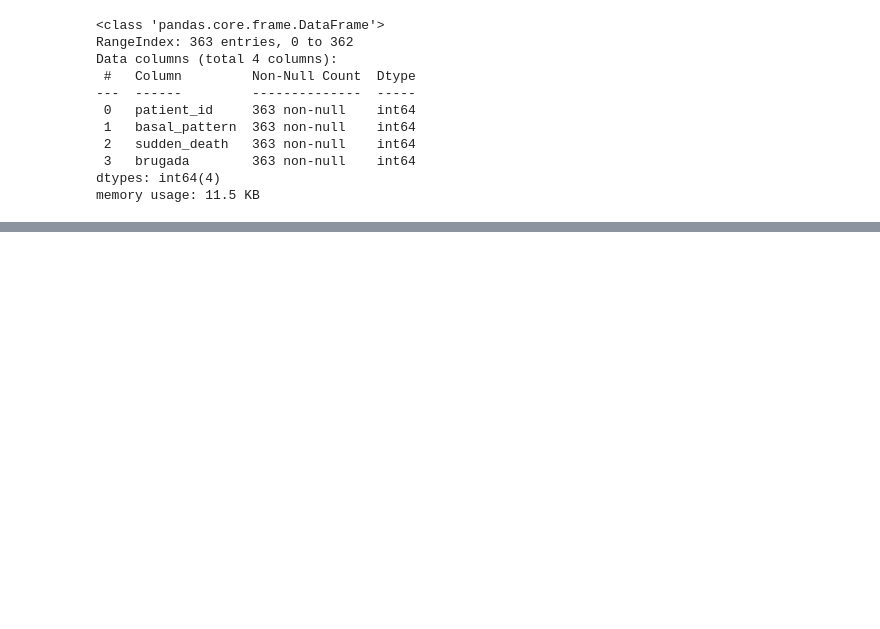
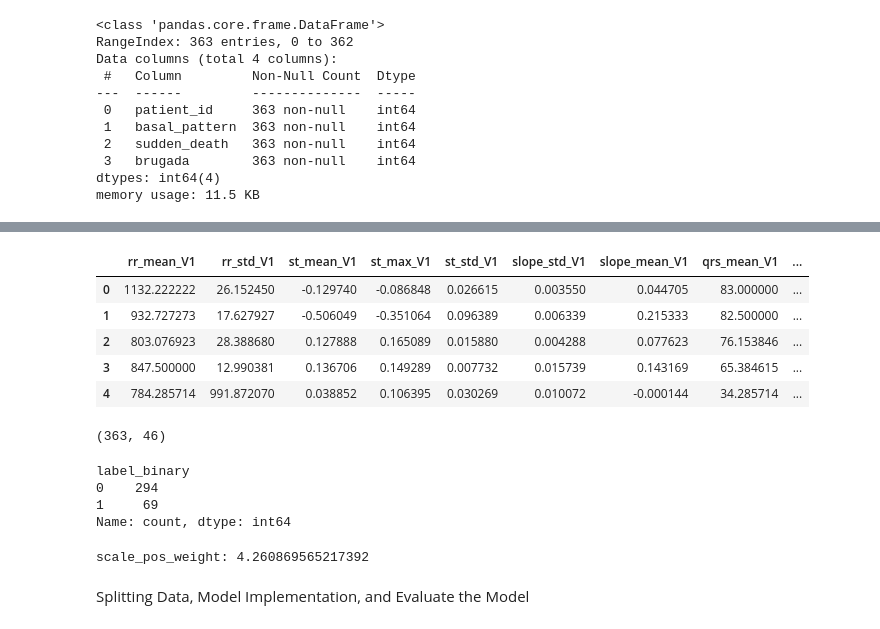
Before and after one commit to Adit310304/IDSC_Brugada, a Jupyter notebook: main.ipynb, the cells around one changed output, grey strips where cells are left out. Drawn from its saved outputs; the diff is of its cells as text; code cells hidden in the pictures; blank space fills up the shorter version.

```diff
--- a/main.ipynb
+++ b/main.ipynb
@@ -513,0 +328,31 @@ weighted avg       0.78      0.79      0.78        72
+# %%
+# Load the ECG features dataset
+import pandas as pd
+
+df = pd.read_csv("ecg_features.csv")
+df.head()
+# %% [output]
+|  | rr_mean_V1 | rr_std_V1 | st_mean_V1 | st_max_V1 | st_std_V1 | slope_std_V1 | slope_mean_V1 | qrs_mean_V1 | ... |
+| 0 | 1132.222222 | 26.152450 | -0.129740 | -0.086848 | 0.026615 | 0.003550 | 0.044705 | 83.000000 | ... |
+| 1 | 932.727273 | 17.627927 | -0.506049 | -0.351064 | 0.096389 | 0.006339 | 0.215333 | 82.500000 | ... |
+| 2 | 803.076923 | 28.388680 | 0.127888 | 0.165089 | 0.015880 | 0.004288 | 0.077623 | 76.153846 | ... |
+| 3 | 847.500000 | 12.990381 | 0.136706 | 0.149289 | 0.007732 | 0.015739 | 0.143169 | 65.384615 | ... |
+| 4 | 784.285714 | 991.872070 | 0.038852 | 0.106395 | 0.030269 | 0.010072 | -0.000144 | 34.285714 | ... |
+# %%
+# Take 2 categories from dataset ("Brugada" and "Normal")
+df["label_binary"] = df["label"].apply(lambda x: 1 if x == 1 else 0)
+
+X = df.drop(columns=["label", "label_binary", "basal_pattern"])
+y = df["label_binary"]
+
+print(X.shape)
+# %% [output]
+(363, 46)
+# %%
+# Count each categories (without atypical case)
+print(y.value_counts())
+# %% [output]
+label_binary
+0    294
+1     69
+Name: count, dtype: int64
@@ -513,0 +364,12 @@ weighted avg       0.78      0.79      0.78        72
+# %%
+# To address class imbalance
+neg = sum(y == 0)
+pos = sum(y == 1)
+
+# addresing imbalances data
+scale_pos_weight = neg / pos
+print(f"scale_pos_weight: {scale_pos_weight}")
+# %% [output]
+scale_pos_weight: 4.260869565217392
+# %% [markdown]
+Splitting Data, Model Implementation, and Evaluate the Model
```
Also changed, not shown: parts of 47 cells of this notebook.
